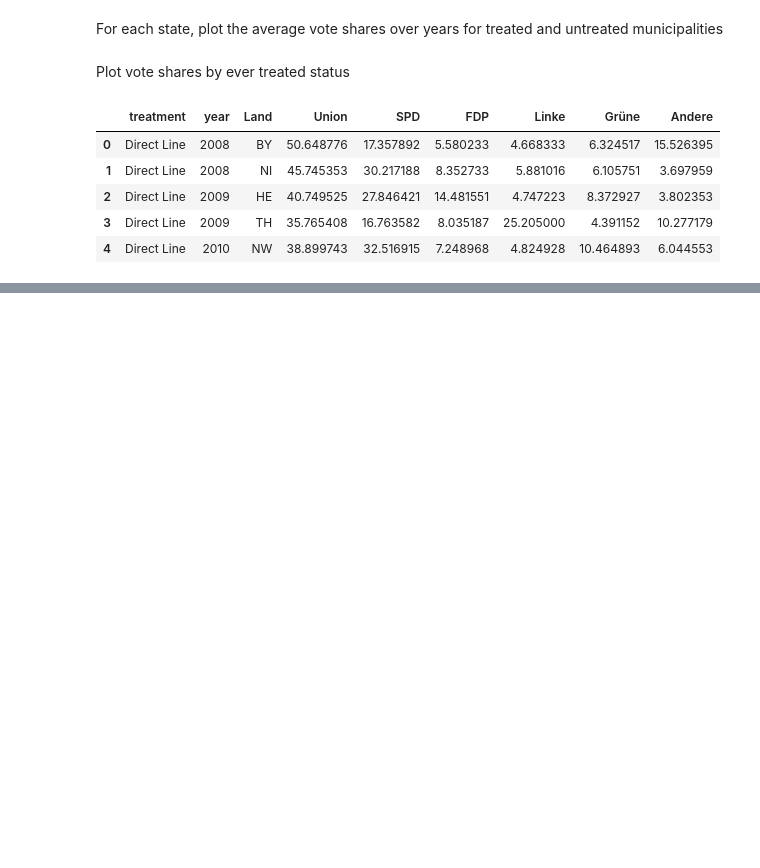
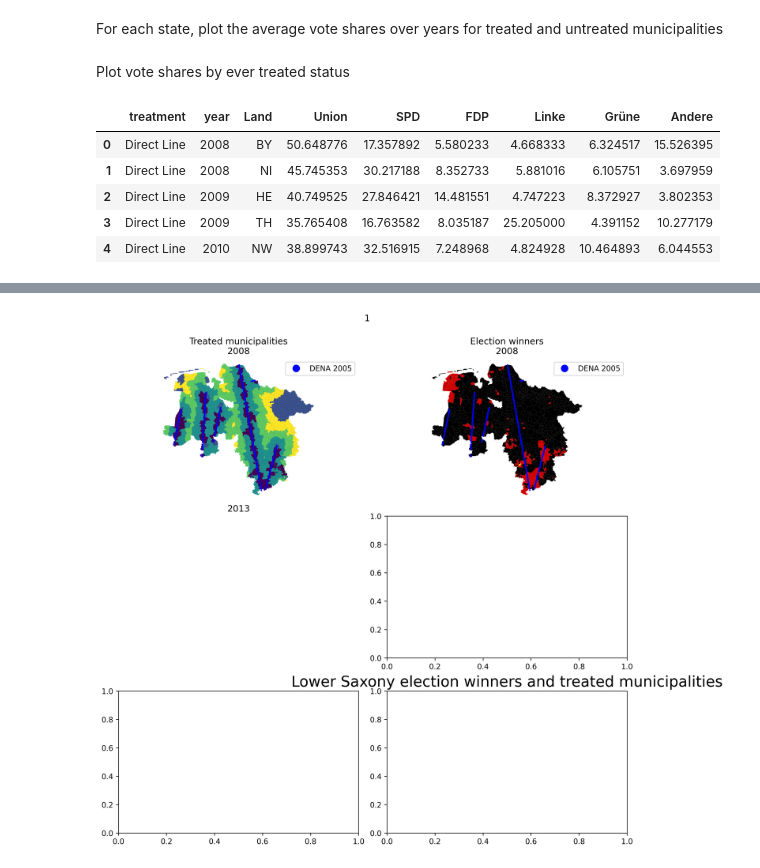
Before and after one commit to jan-schaeffer/powerlinemonsters, a Jupyter notebook: ltw_eda.ipynb, the cells around one changed output, grey strips where cells are left out. Cells and saved outputs as stored; diff of their text form; code cells hidden in the pictures; blank space fills up the shorter version.

Commit message:
combine treated and winners in ltw plots

```diff
--- a/ltw_eda.ipynb
+++ b/ltw_eda.ipynb
@@ -269,0 +269,9 @@ ltw_win_plot = ltw_win_plot.set_geometry('geometry')
+# %%
+# First subset ltw and rename columns
+ltw_treat = ltw[['AGS', 'year', 'Land', 'treatment_05', 'ever_treated_2010', 'ever_treated']]
+ltw_treat.rename(columns = {'treatment_05':'t2005', 'ever_treated_2010':'t2010', 'ever_treated':'t2014'}, inplace = True)
+# Merge win and municipalities
+municipalities = municipalities[['AGS', 'GEN', 'SN_L', 'geometry']]
+ltw_treatment_plot = pd.merge(ltw_treat, municipalities, on='AGS')
+ltw_treatment_plot = ltw_treatment_plot.set_geometry('geometry')
+ltw_treatment_plot.columns
@@ -271,48 +289,55 @@ ltw_win_plot = ltw_win_plot.set_geometry('geometry')
 from geopandas.tools import overlay
 abb = {'BY': 'Bavaria', 'HE': 'Hesse', 'NW': 'North-Rhine Westphalia', 'NI': 'Lower Saxony', 'TH': 'Thuringia'}
 legend_dict = {2005: 'DENA 2005', 2010: 'EnLAG 2009', 2014: 'BBPlG 2013'}
-# initialize figure
-fig, ax = plt.subplots(nrows=3, ncols=5, figsize=(10, 10), dpi=300, constrained_layout=True)
-# title for entire figure
-fig.suptitle('State Parliament Election Winners', fontsize=20)
-for i, (abb, state) in enumerate(abb.items()):
+for abb, state in abb.items():
     # keep only obs. corresponding to state
     state_winners = ltw_win_plot[ltw_win_plot['Land'] == abb]
-    municipalities_plot = municipalities[municipalities['SN_L'] == abb]
+    state_treated = ltw_treatment_plot[ltw_treatment_plot['Land'] == abb]
+    state_treated['year'] = state_treated['year'].astype(str)
     states_plot = states[states['SN_L'] == abb]
-
     # keep only parts of powerlines that intersect state
     powerlines_state = powerlines.overlay(states_plot, how='intersection')
     # get years in a list
     years = state_winners.year.unique().astype(int).tolist()
-    for j, year in enumerate(years):
+    # initialize figure
+    fig, ax = plt.subplots(nrows=3, ncols=2, figsize=(10, 10), dpi=300, constrained_layout=True)
+    # title for entire figure
+    fig.suptitle(f'{state} election winners and treated municipalities', fontsize=20)
+    for i, year in enumerate(years):
         # subset df for year
-        plot_data = state_winners[state_winners['year'] == year]
+        plot_winners = state_winners[state_winners['year'] == year]
         # subset powerlines
         plot_pl = powerlines_state[powerlines_state['year'] <= year]
-        plot_pl = plot_pl.sort_values('year')
-        plot_pl['year'] = plot_pl['year'].astype(str)
-        # draw subfig
-        ax[j, i].set_aspect('equal')
-        ax[j, i].set_adjustable('datalim', share=True)
-        ax[j, i].set_axis_off()
-        if j == 0:
-            ax[j, i].set_title(f'{state}\n{year}')
+        # draw subfigs
+        # Treated municipalities in first column
+        ax[i, 0].set_aspect('equal')
+        ax[i, 0].set_adjustable('datalim', share=True)
+        ax[i, 0].set_axis_off()
+
+        if i == 0:
+            ax[i, 0].set_title(f'\nTreated municipalities\n{year}')
         else:
-            ax[j, i].set_title(f'{year}')
-        plot_data.plot(ax=ax[j, i], color=plot_data['color'], lw=0.01, zorder=1)
-        plot_pl.plot(ax=ax[j, i], column='year', cmap='winter', legend=True, lw=2, zorder=2)
-        # replace legend
-        def replace_legend_items(legend, mapping):
-            for txt in legend.texts:
-                for k,v in mapping.items():
-                    if txt.get_text() == str(k):
-                        txt.set_text(v)
-        replace_legend_items(ax[j, i].get_legend(), legend_dict)
-# remove individual legends and add common
-lines_labels = [ax.get_legend_handles_labels() for ax in fig.axes]
-lines, labels = [sum(lol, []) for lol in zip(*lines_labels)]
-fig.legend(lines, labels)
-[[c.get_legend().remove() for c in r] for r in ax]
-plt.savefig(f'{path}/figures/ltw/ltw_winners.png', bbox_inches="tight", pad_inches=0)
-plt.close()
+            ax[i, 0].set_title(f'{year}')
+        if year >= 2005 and year < 2010:
+            state_treated.plot(ax=ax[i, 0], column='t2005', cmap='viridis', legend=True, edgecolor='darkblue', lw=0.01, zorder=1)
+        if year >= 2010 and year < 2014:
+            state_treated.plot(ax=ax[i, 0], column='t2010', cmap='viridis', legend=True, edgecolor='darkblue', lw=0.01, zorder=1)
+        if year >= 2014:
+            state_treated.plot(ax=ax[i, 0], column='t2014', cmap='viridis', legend=True, edgecolor='darkblue', lw=0.01, zorder=1)
+        # Powerlines
+        plot_pl.plot(ax=ax[i, 0], column='descriptio', cmap='winter', legend=True, lw=2, zorder=2)
+        # Election winners in second column
+        ax[i, 1].set_aspect('equal')
+        ax[i, 1].set_adjustable('datalim', share=True)
+        ax[i, 1].set_axis_off()
+        if i == 0:
+            ax[i, 1].set_title(f'\nElection winners\n{year}')
+        else:
+            ax[i, 1].set_title(f'{year}')
+        plot_winners.plot(ax=ax[i, 1], color=plot_winners['color'], lw=0.01, zorder=1)
+        # Powerlines
+        plot_pl.plot(ax=ax[i, 1], column='descriptio', cmap='winter', legend=True, lw=2, zorder=2)
+
+    plt.savefig(f'{path}/figures/ltw/{abb}_win_and_treat.png', bbox_inches="tight", pad_inches=0)
+    plt.close()
+# %% [output]
@@ -318,0 +365 @@ plt.close()
+[figure, added]
```
Also changed, not shown: parts of 16 cells of this notebook, 2 other files.
